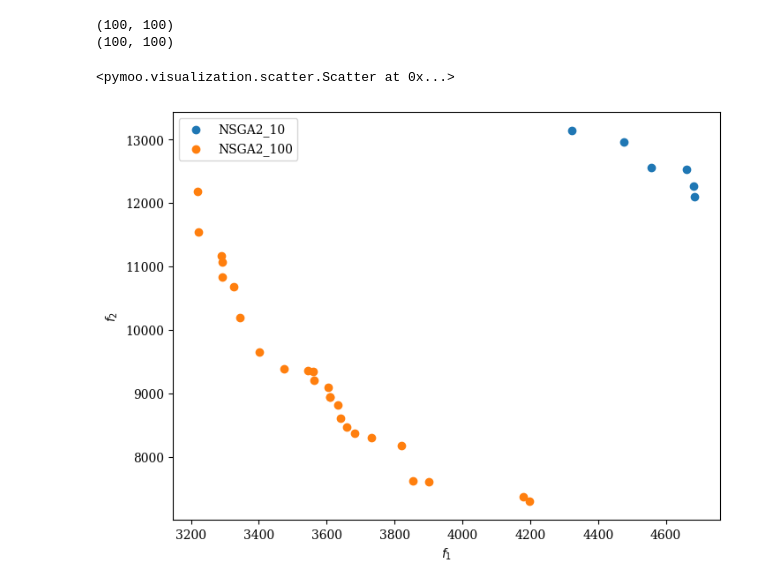
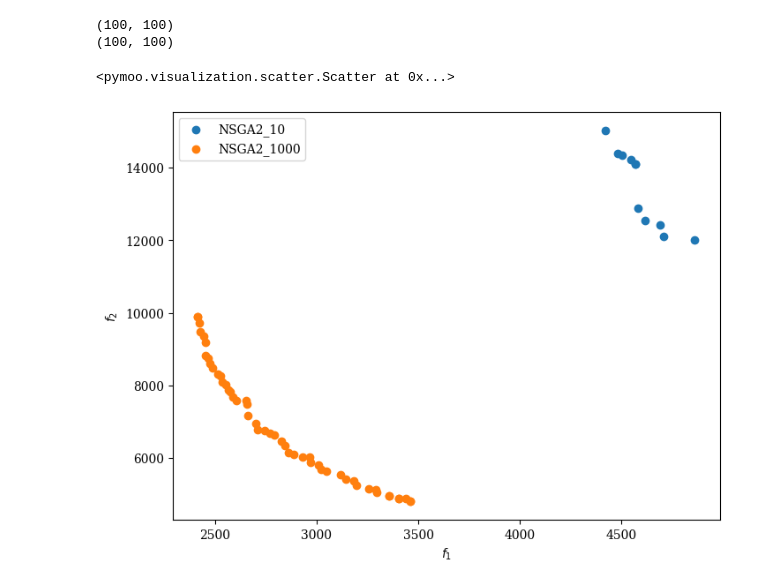
Before and after one commit to pedro-com/bioinspired-evo, a Jupyter notebook: hito2-alumno.ipynb, the cells around one changed output. Drawn from its saved outputs; the diff is of its cells as text; code cells hidden in the pictures.

```diff
--- a/hito2-alumno.ipynb
+++ b/hito2-alumno.ipynb
@@ -251,16 +248,16 @@ res = minimize(problem,
                verbose=False)
 res2 = minimize(problem,
                algorithm,
-               ('n_gen', 100),
+               ('n_gen', 1000),
                verbose=False)
 # %%
 scatter = Scatter()
 scatter.add(res.F, label="NSGA2_10")
-scatter.add(res2.F, label="NSGA2_100")
+scatter.add(res2.F, label="NSGA2_1000")
 scatter.legend=True
 scatter.show()
 # %% [output]
 <pymoo.visualization.scatter.Scatter at 0x...>
-[figure, old version]
+[figure, new version]
 # %%
 from src.multi_evolutive import PermutationMultiEvolutive
```
Also changed, not shown: parts of 3 cells of this notebook, 4 other files.
